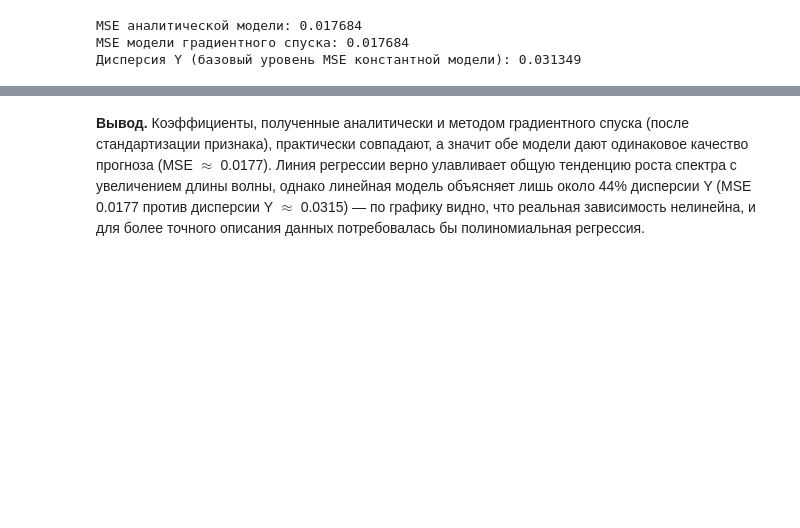
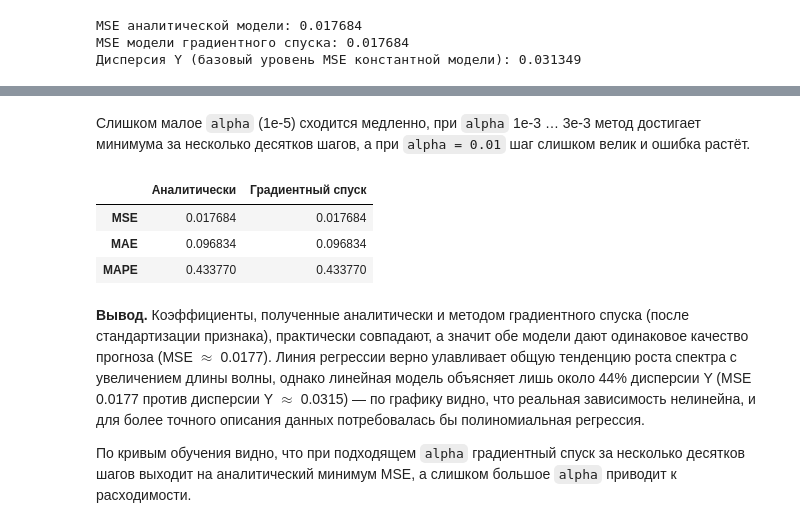
Before and after one commit to Mastertuz/ALM, a Jupyter notebook: solutions/pr1/Текущий контроль 1.ipynb, the cells around one changed output, grey strips where cells are left out. Cells and saved outputs as stored; diff of their text form; code cells hidden in the pictures; blank space fills up the shorter version.

```diff
--- a/solutions/pr1/Текущий контроль 1.ipynb
+++ b/solutions/pr1/Текущий контроль 1.ipynb
@@ -332,2 +356,20 @@ MSE модели градиентного спуска: 0.017684
+# %% [markdown]
+Слишком малое `alpha` (1e-5) сходится медленно, при `alpha` 1e-3 … 3e-3 метод достигает минимума за несколько десятков шагов, а при `alpha = 0.01` шаг слишком велик и ошибка растёт.
+# %%
+#Дополнительные метрики качества обеих моделей: MAE и MAPE
+def metrics(a0_, a1_):
+    m = SimpleRegression()
+    m.a0, m.a1 = a0_, a1_
+    return m.MSE(x, Y), m.MAE(x, Y), m.MAPE(x, Y)
+
+pd.DataFrame({'Аналитически': metrics(a0, a1), 'Градиентный спуск': metrics(a0_gd, a1_gd)},
+             index=['MSE', 'MAE', 'MAPE']).round(6)
+# %% [output]
+|  | Аналитически | Градиентный спуск |
+| MSE | 0.017684 | 0.017684 |
+| MAE | 0.096834 | 0.096834 |
+| MAPE | 0.433770 | 0.433770 |
 # %% [markdown]
 **Вывод.** Коэффициенты, полученные аналитически и методом градиентного спуска (после стандартизации признака), практически совпадают, а значит обе модели дают одинаковое качество прогноза (MSE $\approx$ 0.0177). Линия регрессии верно улавливает общую тенденцию роста спектра с увеличением длины волны, однако линейная модель объясняет лишь около 44% дисперсии Y (MSE 0.0177 против дисперсии Y $\approx$ 0.0315) — по графику видно, что реальная зависимость нелинейна, и для более точного описания данных потребовалась бы полиномиальная регрессия.
+
+По кривым обучения видно, что при подходящем `alpha` градиентный спуск за несколько десятков шагов выходит на аналитический минимум MSE, а слишком большое `alpha` приводит к расходимости.
```
Also changed, not shown: parts of 2 cells of this notebook.
